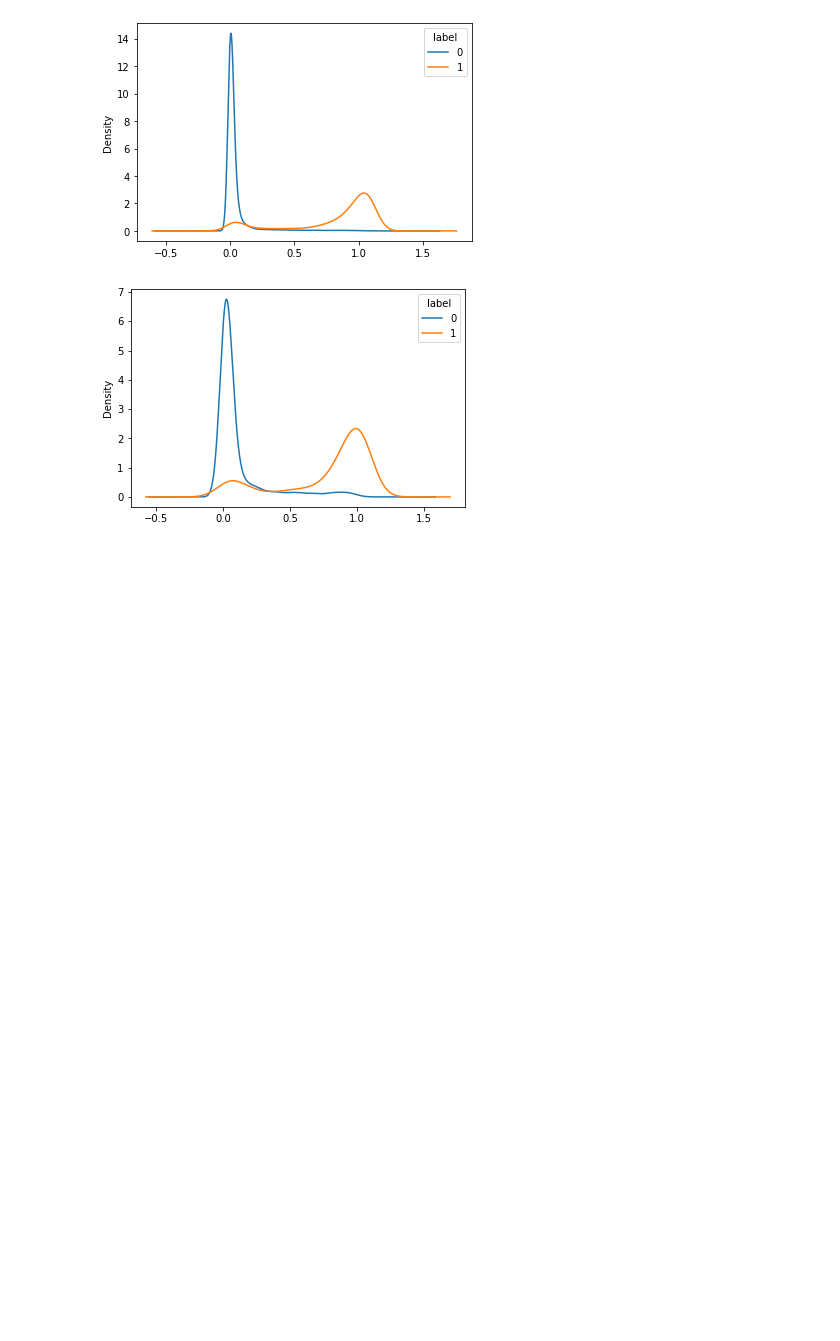
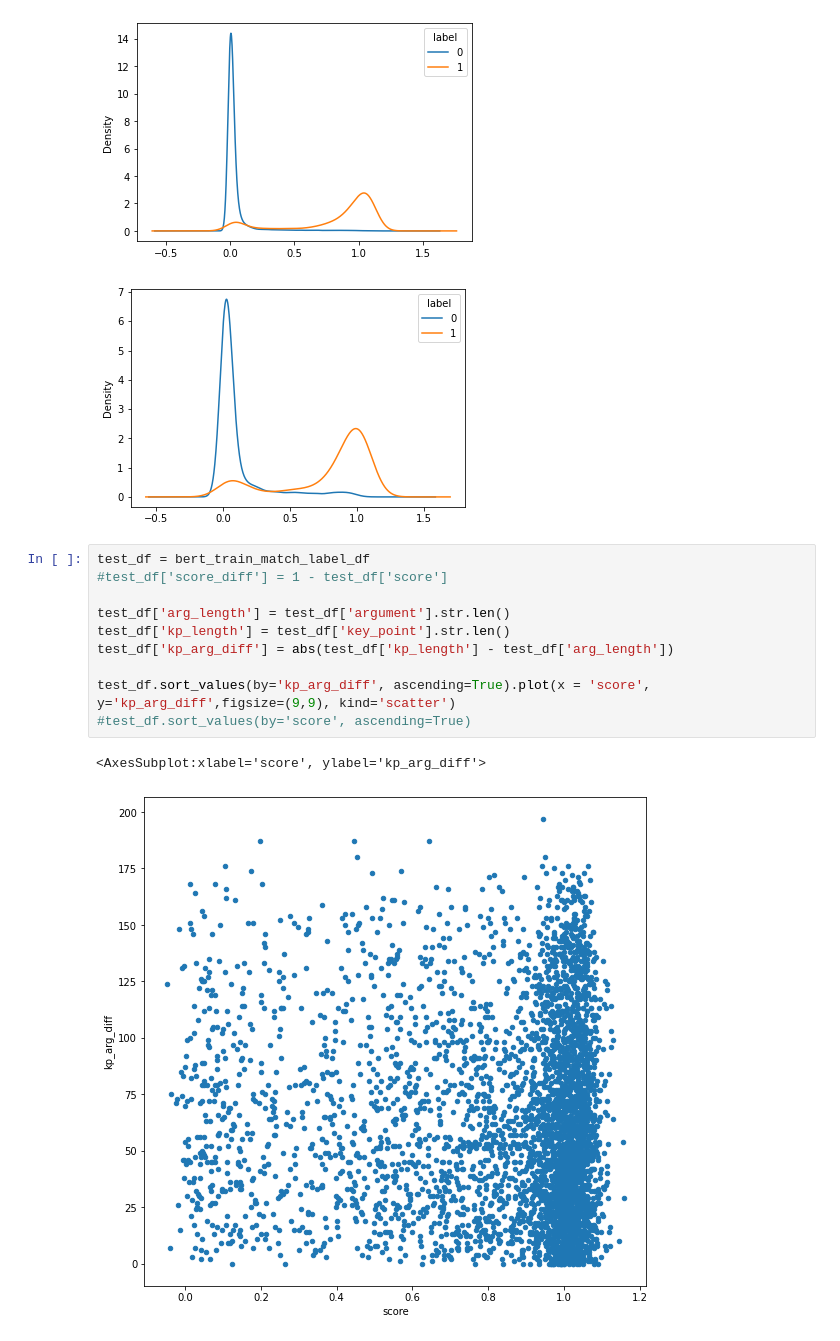
Before and after one commit to janheinrichmerker/modern-talking, a Jupyter notebook: modern_talking/results_eval.ipynb, the cells around one changed output. Drawn from its saved outputs; the diff is of its cells as text; blank space fills up the shorter version.

```diff
--- a/modern_talking/results_eval.ipynb
+++ b/modern_talking/results_eval.ipynb
@@ -238,3 +238,16 @@ plt.savefig('./img/roberta_dev_df')
 [figure]
 [figure]
 [figure]
+# %%
+test_df = bert_train_match_label_df
+#test_df['score_diff'] = 1 - test_df['score']
+
+test_df['arg_length'] = test_df['argument'].str.len()
+test_df['kp_length'] = test_df['key_point'].str.len()
+test_df['kp_arg_diff'] = abs(test_df['kp_length'] - test_df['arg_length'])
+
+test_df.sort_values(by='kp_arg_diff', ascending=True).plot(x = 'score', y='kp_arg_diff',figsize=(9,9), kind='scatter')
+#test_df.sort_values(by='score', ascending=True)
+# %% [output]
+<AxesSubplot:xlabel='score', ylabel='kp_arg_diff'>
+[figure, added]
```
Also changed, not shown: parts of 1 cell of this notebook, 1 other file.
